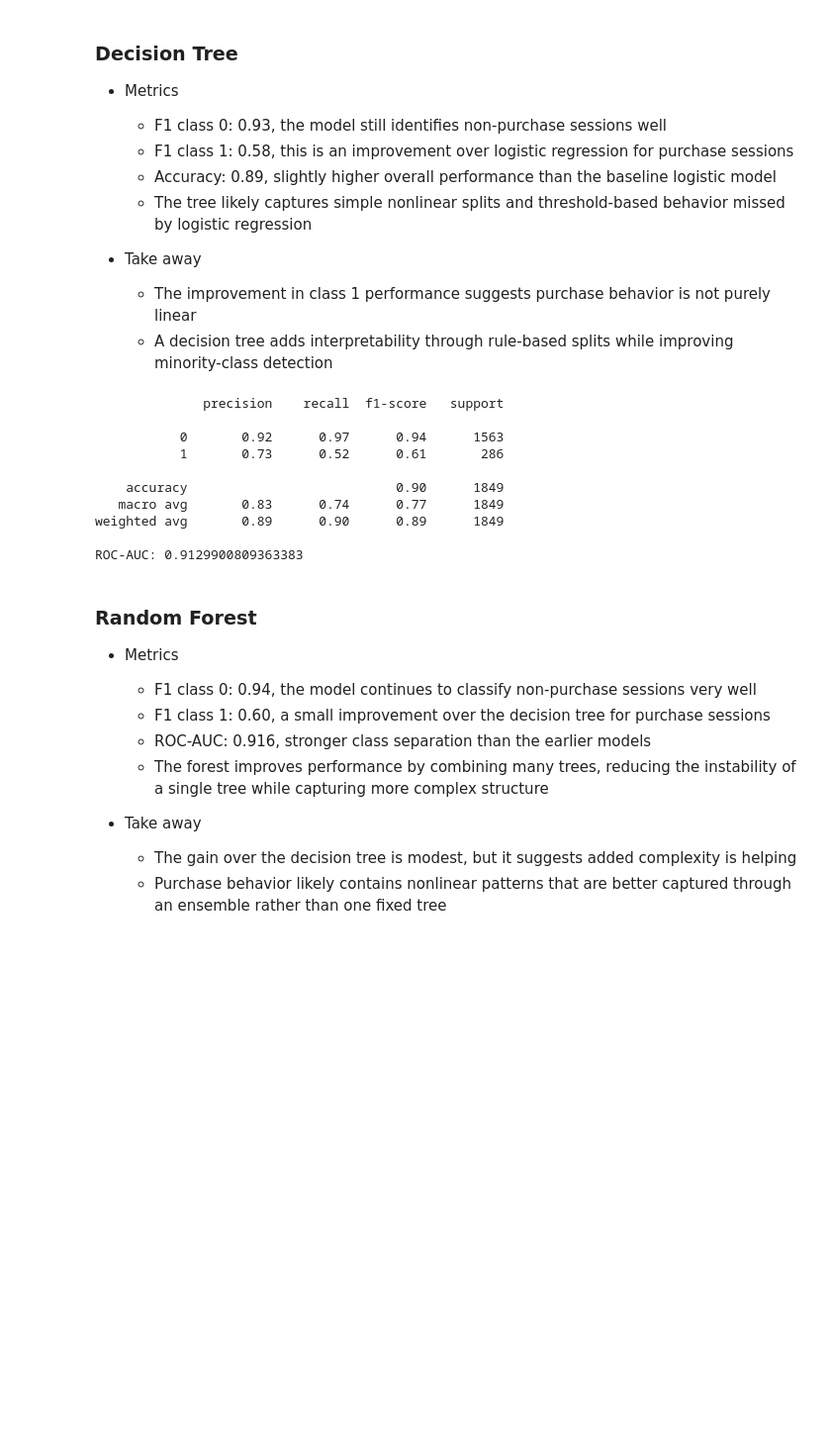
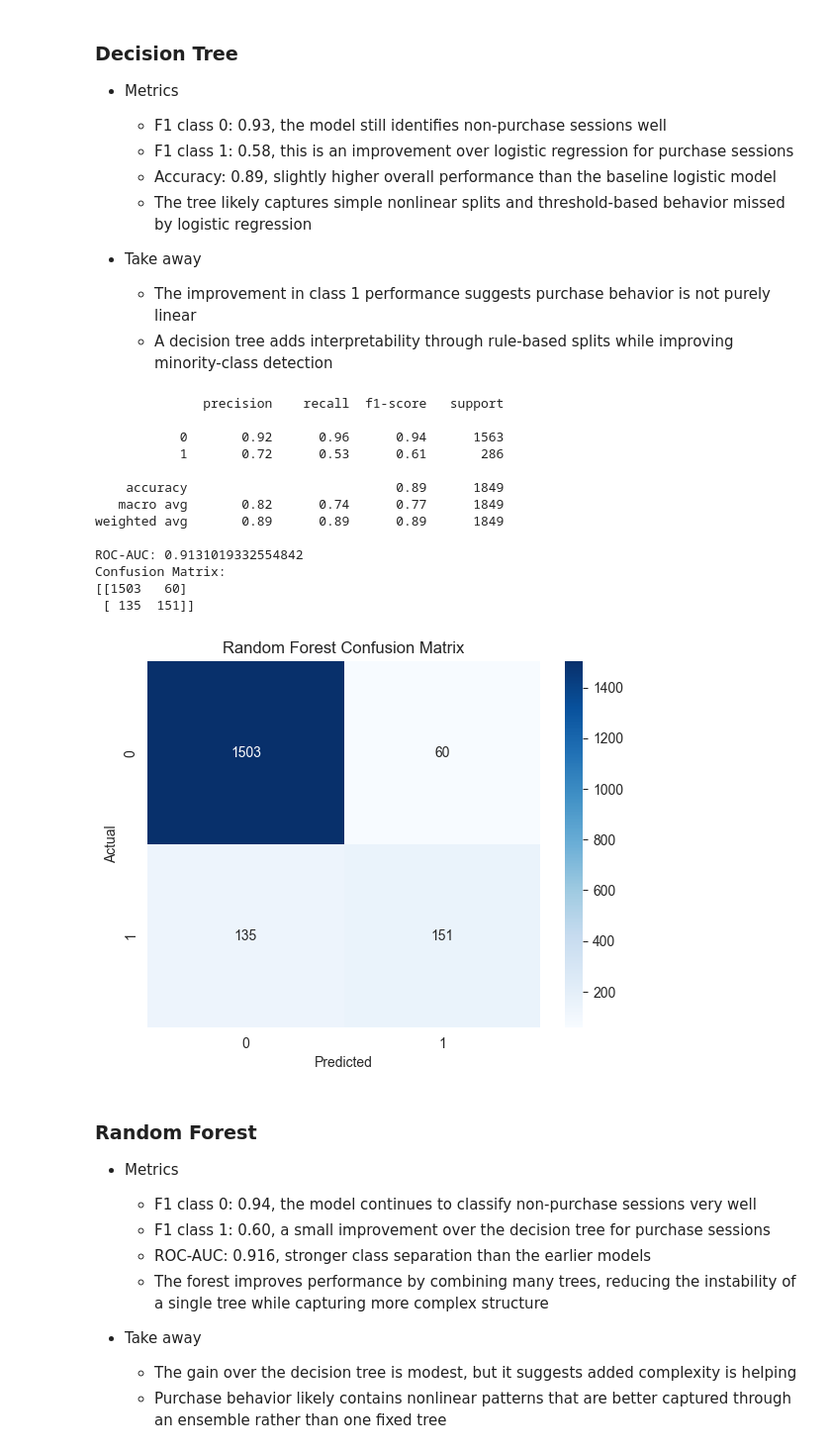
Before and after one commit to Lqvy/Project-Decisions, a Jupyter notebook: ShoppingIntention.ipynb, the cells around one changed output. Shown at 99% size. Cells and saved outputs as stored; diff of their text form; code cells hidden in the pictures; blank space fills up the shorter version.

```diff
--- a/ShoppingIntention.ipynb
+++ b/ShoppingIntention.ipynb
@@ -572,28 +597,42 @@ weighted avg       0.88      0.89      0.88      1849
 # %%
 # Random Forest
 rf_model = Pipeline(steps=[
     ('preprocessor', preprocessor),
     ('classifier', RandomForestClassifier(n_estimators=100, max_depth=10))
 ])
 
 rf_model.fit(X_train, y_train)
 
 y_pred = rf_model.predict(X_val)
 y_prob = rf_model.predict_proba(X_val)[:,1]
 
 print(classification_report(y_val, y_pred))
 print("ROC-AUC:", roc_auc_score(y_val, y_prob))
+
+cm_rf = confusion_matrix(y_val, y_pred)
+print("Confusion Matrix:")
+print(cm_rf)
+
+sns.heatmap(cm_rf, annot=True, fmt='d', cmap='Blues')
+plt.title("Random Forest Confusion Matrix")
+plt.xlabel("Predicted")
+plt.ylabel("Actual")
+plt.show()
 # %% [output]
               precision    recall  f1-score   support
 
-           0       0.92      0.97      0.94      1563
-           1       0.73      0.52      0.61       286
+           0       0.92      0.96      0.94      1563
+           1       0.72      0.53      0.61       286
 
-    accuracy                           0.90      1849
-   macro avg       0.83      0.74      0.77      1849
-weighted avg       0.89      0.90      0.89      1849
+    accuracy                           0.89      1849
+   macro avg       0.82      0.74      0.77      1849
+weighted avg       0.89      0.89      0.89      1849
 
-ROC-AUC: 0.9129900809363383
+ROC-AUC: 0.9131019332554842
+Confusion Matrix:
+[[1503   60]
+ [ 135  151]]
+[figure, added]
 # %% [markdown]
 ### Random Forest
 - Metrics
```
Also changed, not shown: parts of 10 cells of this notebook.
